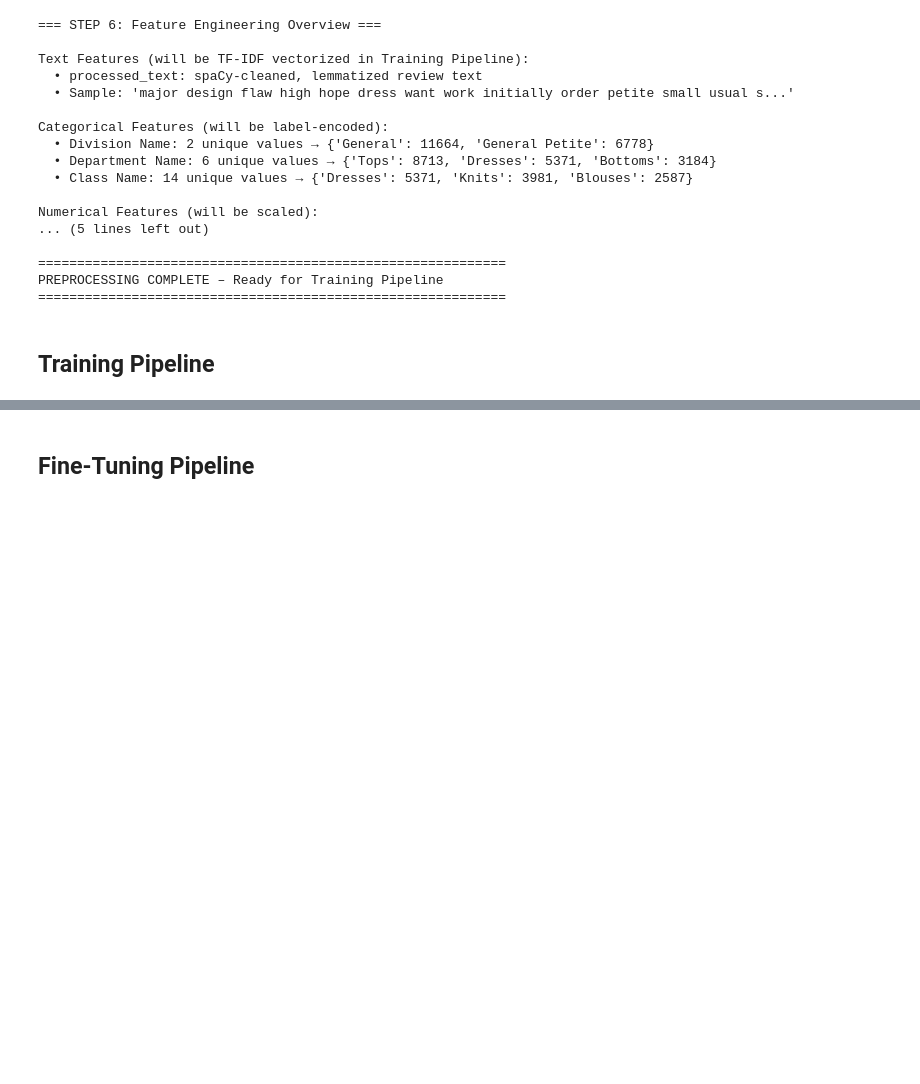
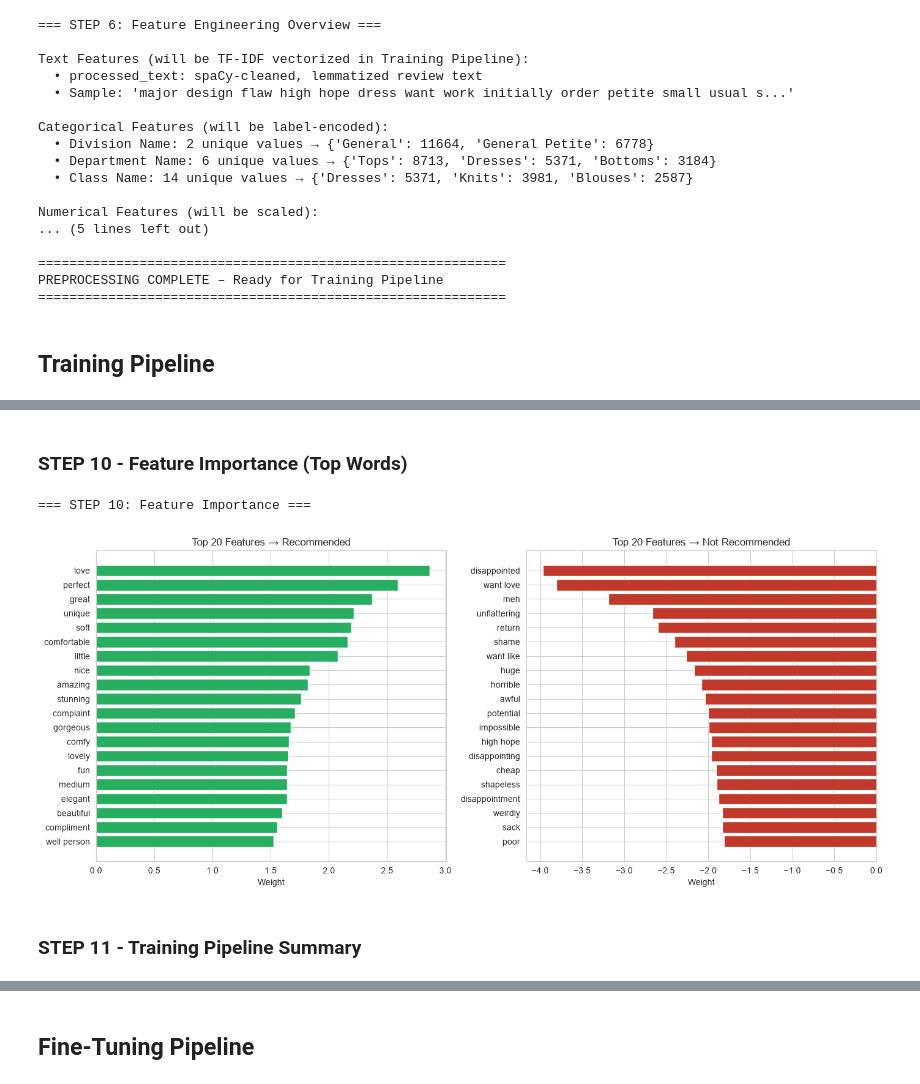
Before and after one commit to BA-SPM/UDACITY_-_DSND__Data_Science_pipelines, a Jupyter notebook: starter/starter.ipynb, the cells around one changed output, grey strips where cells are left out. Drawn from its saved outputs; the diff is of its cells as text; code cells hidden in the pictures; blank space fills up the shorter version.

```diff
--- a/starter/starter.ipynb
+++ b/starter/starter.ipynb
@@ -1348,0 +1810,67 @@ PREPROCESSING COMPLETE – Ready for Training Pipeline
+# %% [markdown]
+### STEP 10 - Feature Importance (Top Words)
+# %%
+print(f"=== STEP 10: Feature Importance ===\n")
+
+if hasattr(best_model, 'coef_'):
+    # For linear models (LogReg, SVC)
+    feature_names_all = list(tfidf.get_feature_names_out()) + \
+                        list(cat_features.columns) + \
+                        list(num_features.columns)
+
+    if best_model_name == 'Naive Bayes':
+        coefs = best_model.coef_[0]
+        feature_names_all = list(tfidf.get_feature_names_out())
+    else:
+        coefs = best_model.coef_[0] if len(best_model.coef_.shape) > 1 else best_model.coef_
+
+    coef_df = pd.DataFrame({'feature': feature_names_all[:len(coefs)], 'weight': coefs})
+
+    fig, axes = plt.subplots(1, 2, figsize=(14, 6))
+
+    # Top positive (recommend)
+    top_pos = coef_df.nlargest(20, 'weight')
+    axes[0].barh(range(len(top_pos)), top_pos['weight'], color='#27ae60')
+    axes[0].set_yticks(range(len(top_pos)))
+    axes[0].set_yticklabels(top_pos['feature'])
+    axes[0].invert_yaxis()
+    axes[0].set_title('Top 20 Features → Recommended')
+    axes[0].set_xlabel('Weight')
+
+    # Top negative (not recommend)
+    top_neg = coef_df.nsmallest(20, 'weight')
+    axes[1].barh(range(len(top_neg)), top_neg['weight'], color='#c0392b')
+    axes[1].set_yticks(range(len(top_neg)))
+    axes[1].set_yticklabels(top_neg['feature'])
+    axes[1].invert_yaxis()
+    axes[1].set_title('Top 20 Features → Not Recommended')
+    axes[1].set_xlabel('Weight')
+
+    plt.tight_layout()
+    plt.show()
+
+elif hasattr(best_model, 'feature_importances_'):
+    # For tree-based models (RF, GBM)
+    feature_names_all = list(tfidf.get_feature_names_out()) + \
+                        list(cat_features.columns) + \
+                        list(num_features.columns)
+
+    imp_df = pd.DataFrame({
+        'feature': feature_names_all,
+        'importance': best_model.feature_importances_
+    }).nlargest(30, 'importance')
+
+    fig, ax = plt.subplots(figsize=(10, 8))
+    ax.barh(range(len(imp_df)), imp_df['importance'], color='steelblue')
+    ax.set_yticks(range(len(imp_df)))
+    ax.set_yticklabels(imp_df['feature'])
+    ax.invert_yaxis()
+    ax.set_title('Top 30 Feature Importances')
+    ax.set_xlabel('Importance')
+    plt.tight_layout()
+    plt.show()
+# %% [output]
+=== STEP 10: Feature Importance ===
+[figure, added]
+# %% [markdown]
+### STEP 11 - Training Pipeline Summary
```
Also changed, not shown: parts of 24 cells of this notebook.
